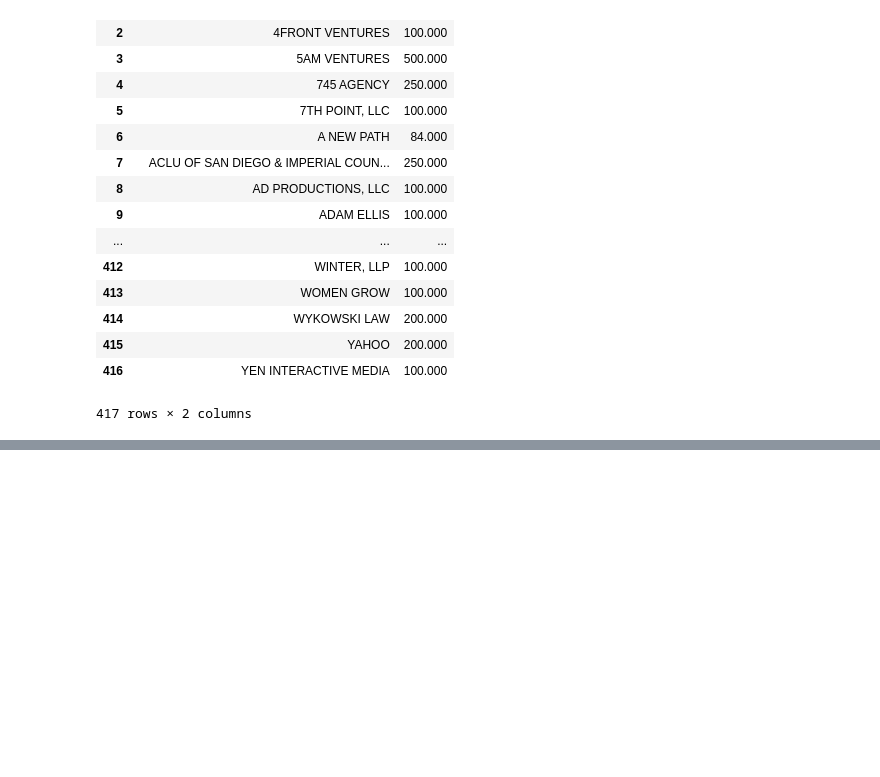
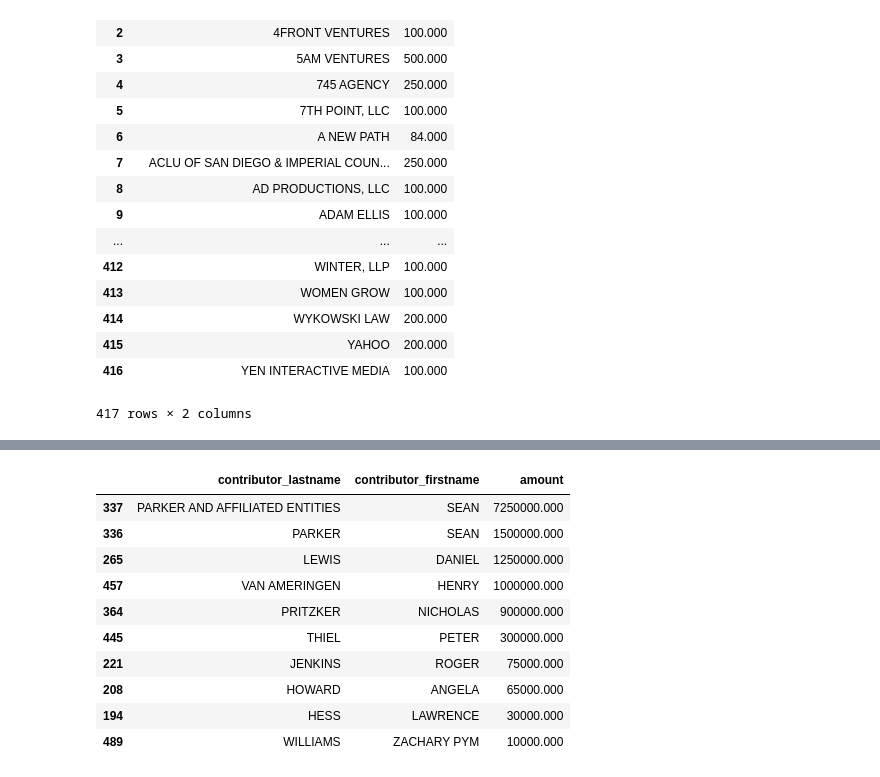
Before and after one commit to jmillersacbee/first-python-notebook, a Jupyter notebook: Jim's first reporter notebook.ipynb, the cells around one changed output, grey strips where cells are left out. Cells and saved outputs as stored; diff of their text form; code cells hidden in the pictures; blank space fills up the shorter version.

```diff
--- a/Jim's first reporter notebook.ipynb
+++ b/Jim's first reporter notebook.ipynb
@@ -424,0 +448,17 @@ merge.groupby('contributor_employer').amount.sum().reset_index().sort_values('co
+# %%
+support.groupby([
+    'contributor_lastname',
+     'contributor_firstname'
+]).amount.sum().reset_index().sort_values('amount',ascending=False).head(10)
+# %% [output]
+|  | contributor_lastname | contributor_firstname | amount |
+| 337 | PARKER AND AFFILIATED ENTITIES | SEAN | 7250000.000 |
+| 336 | PARKER | SEAN | 1500000.000 |
+| 265 | LEWIS | DANIEL | 1250000.000 |
+| 457 | VAN AMERINGEN | HENRY | 1000000.000 |
+| 364 | PRITZKER | NICHOLAS | 900000.000 |
+| 445 | THIEL | PETER | 300000.000 |
+| 221 | JENKINS | ROGER | 75000.000 |
+| 208 | HOWARD | ANGELA | 65000.000 |
+| 194 | HESS | LAWRENCE | 30000.000 |
+| 489 | WILLIAMS | ZACHARY PYM | 10000.000 |
```
Also changed, not shown: parts of 11 cells of this notebook, 2 other files.
